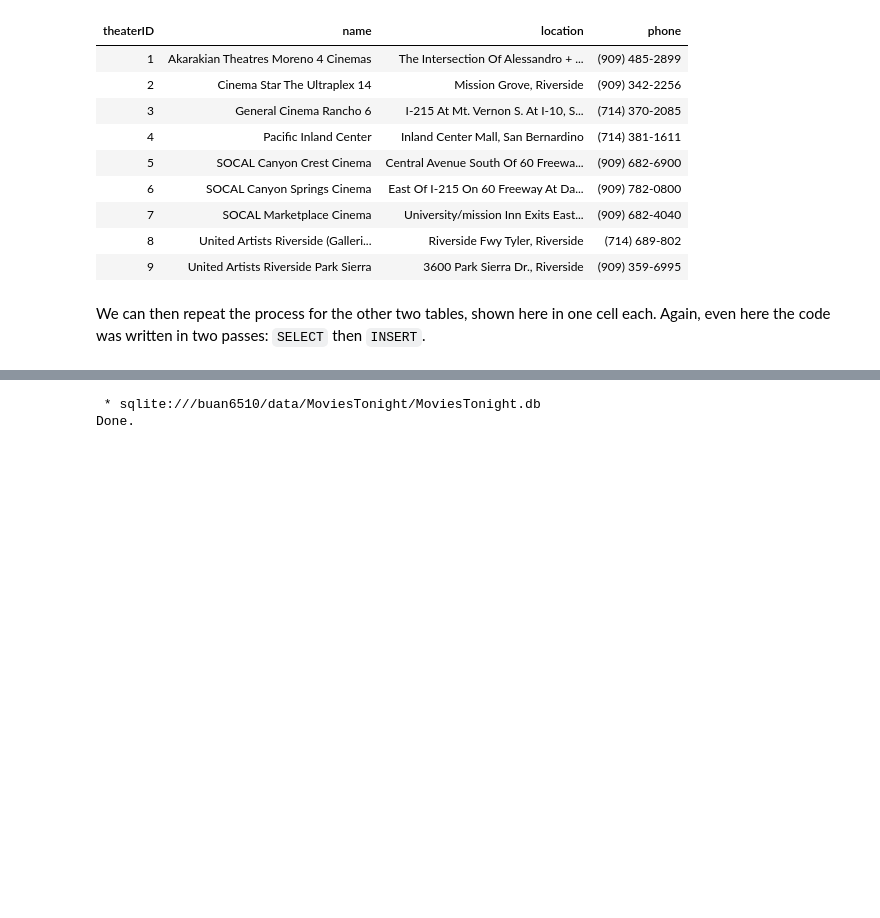
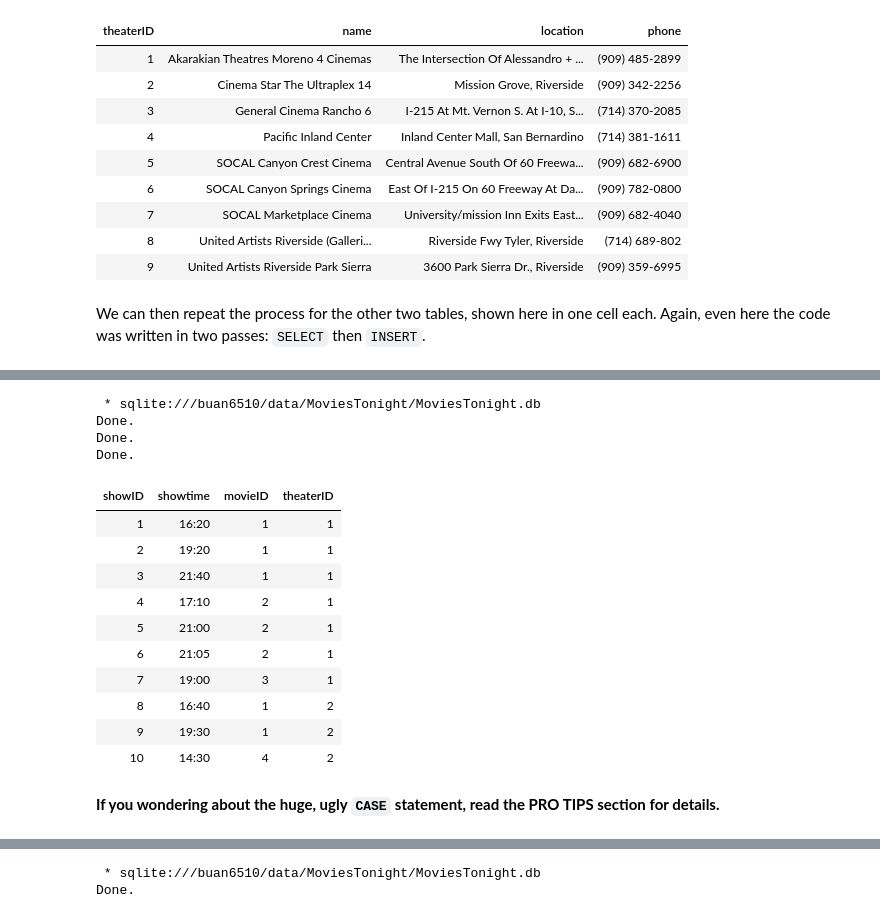
Before and after one commit to kangpyolee/DATA6510, a Jupyter notebook: L8_SQL_DML.ipynb, the cells around one changed output, grey strips where cells are left out. Cells and saved outputs as stored; diff of their text form; code cells hidden in the pictures; blank space fills up the shorter version.

```diff
--- a/L8_SQL_DML.ipynb
+++ b/L8_SQL_DML.ipynb
@@ -429,0 +503,43 @@ Done.
+# %%
+%%sql
+-- Populate the shows table
+-- make sure the table is empty
+DELETE FROM shows;
+
+-- insert selected data
+INSERT INTO shows(movieID,theaterID,showtime)
+SELECT DISTINCT
+    movieID,
+    theaterID,
+    -- translate the showtime to ISO format
+    CASE
+      WHEN upper(ShowTime) LIKE '%AM' AND substr(ShowTime,1,instr(ShowTime,':')-1) = '12'
+          THEN printf('00:%2s', substr(ShowTime,instr(ShowTime,':')+1,2))
+      WHEN upper(ShowTime) LIKE '%PM' AND substr(ShowTime,1,instr(ShowTime,':')-1)+0 < '12'
+          THEN printf('%2i:%2s', substr(ShowTime,1,instr(ShowTime,':')-1) + 12,substr(ShowTime,instr(ShowTime,':')+1,2))
+      ELSE printf('%s:%2s', substr(ShowTime,1,instr(ShowTime,':')-1),substr(ShowTime,instr(ShowTime,':')+1,2))
+    END AS iso_time
+FROM DATASET
+      JOIN movies ON (movies.title = DATASET.mtitle)
+      JOIN theaters ON (theaters.name = DATASET.tname);
+
+
+SELECT * FROM shows LIMIT 10;
+# %% [output]
+ * sqlite:///buan6510/data/MoviesTonight/MoviesTonight.db
+Done.
+Done.
+Done.
+| showID | showtime | movieID | theaterID |
+| 1 | 16:20 | 1 | 1 |
+| 2 | 19:20 | 1 | 1 |
+| 3 | 21:40 | 1 | 1 |
+| 4 | 17:10 | 2 | 1 |
+| 5 | 21:00 | 2 | 1 |
+| 6 | 21:05 | 2 | 1 |
+| 7 | 19:00 | 3 | 1 |
+| 8 | 16:40 | 1 | 2 |
+| 9 | 19:30 | 1 | 2 |
+| 10 | 14:30 | 4 | 2 |
+# %% [markdown]
+**If you wondering about the huge, ugly `CASE` statement, read the PRO TIPS section for details.**
```
Also changed, not shown: parts of 31 cells of this notebook, 2 other files.
